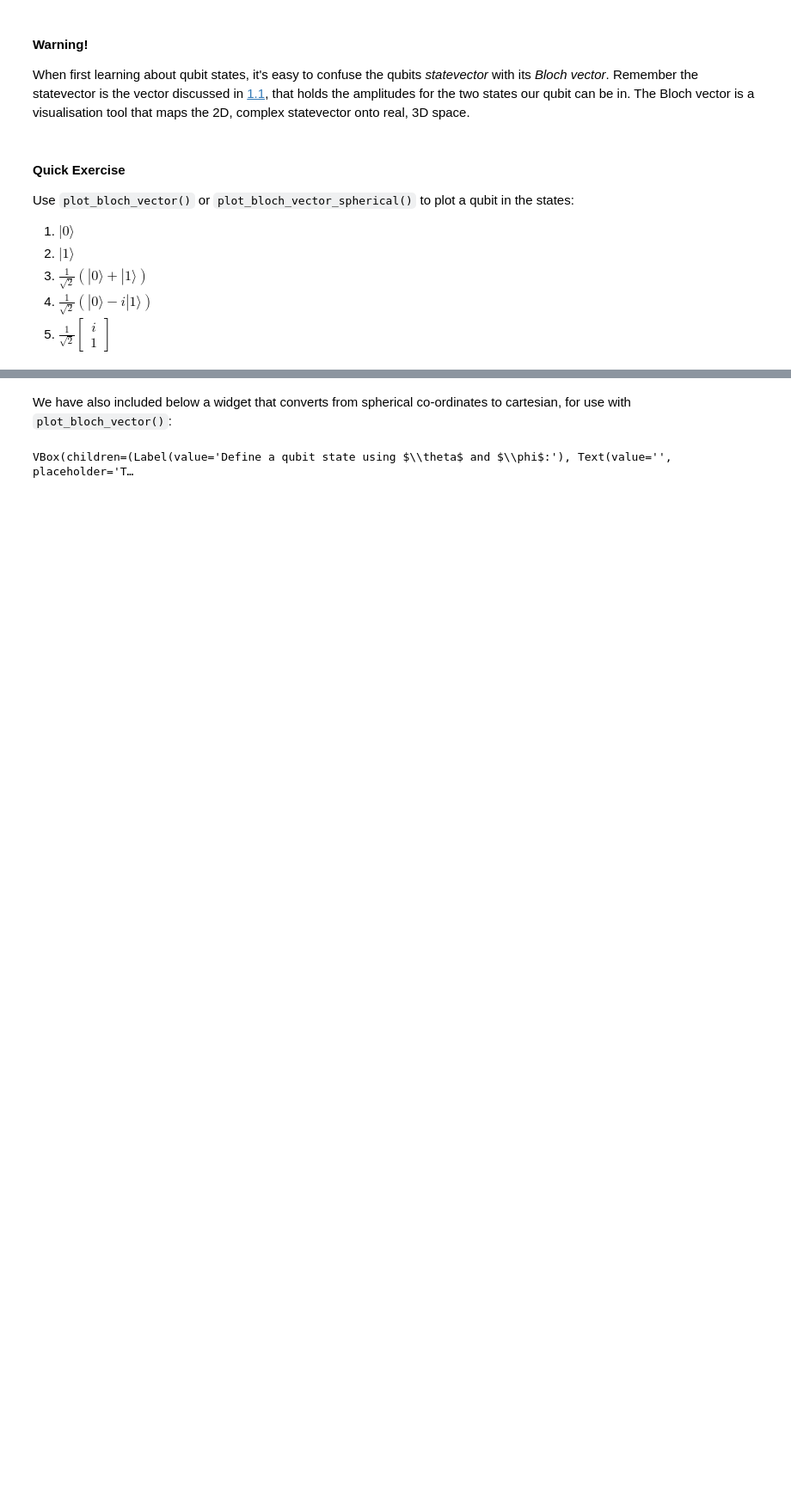
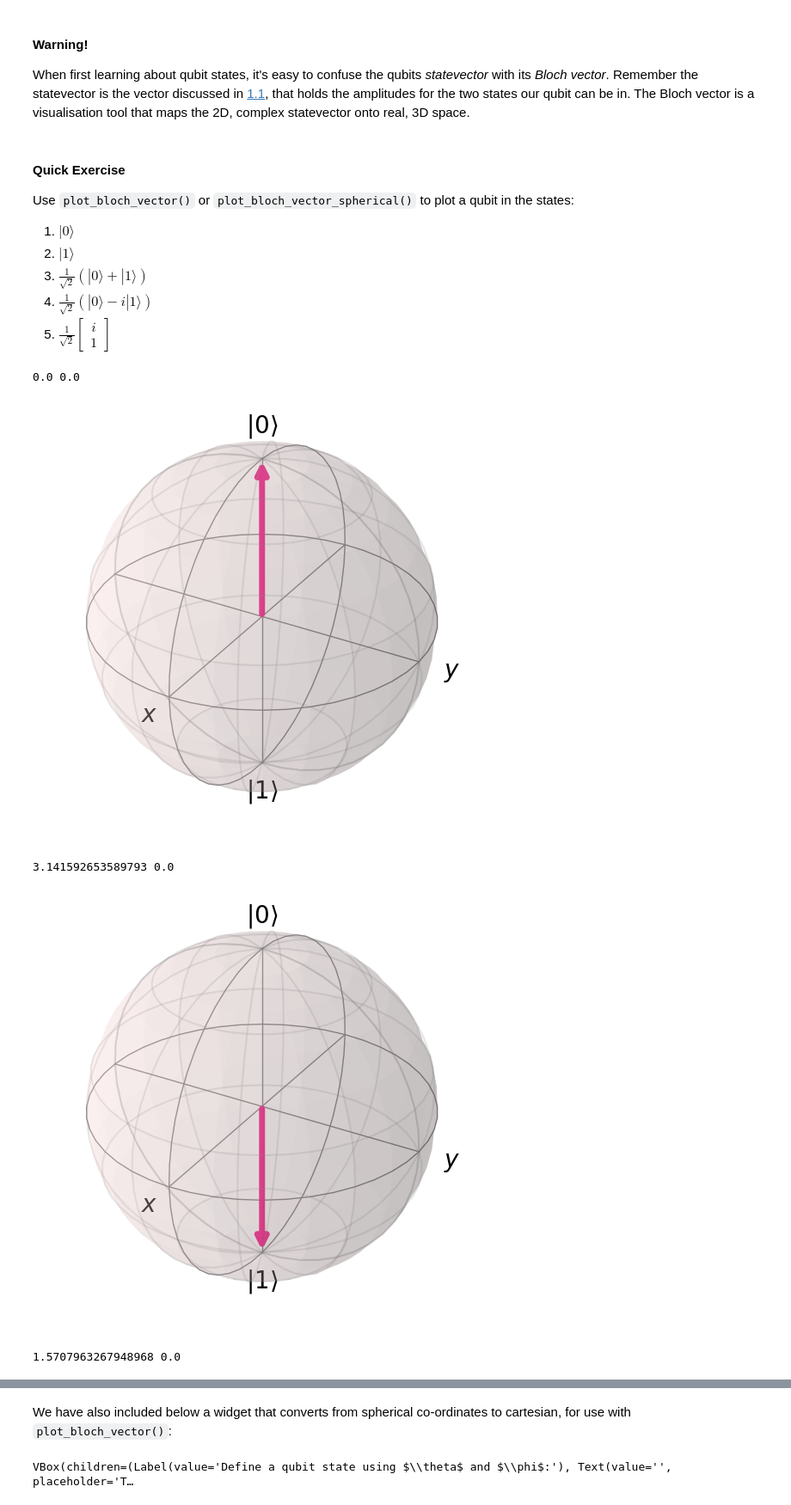
Before and after one commit to yuttai/qiskit-textbook, a Jupyter notebook: content/ch-states/representing-qubit-states.ipynb, the cells around one changed output, grey strips where cells are left out. Shown at 86% size. Saved outputs shown, nothing was run; the diff lists cells and outputs as text; code cells hidden in the pictures; blank space fills up the shorter version.

Commit message:
representing-qubit-states.ipynb "def plot_statevector(α, β) -> None"

```diff
--- a/content/ch-states/representing-qubit-states.ipynb
+++ b/content/ch-states/representing-qubit-states.ipynb
@@ -483,3 +490,23 @@ Use `plot_bloch_vector()` or `plot_bloch_vector_spherical()` to plot a qubit in
 3. $\tfrac{1}{\sqrt{2}}(|0\rangle + |1\rangle)$
 4. $\tfrac{1}{\sqrt{2}}(|0\rangle - i|1\rangle)$
 5. $\tfrac{1}{\sqrt{2}}\begin{bmatrix}i\\1\end{bmatrix}$
+# %%
+def plot_statevector(α, β) -> None:
+    from math import acos
+    θ = 2 * acos(abs(α))
+    from cmath import phase
+    φ = phase(β) - phase(α)
+    print(θ, φ)
+    from IPython.display import display
+    display(plot_bloch_vector_spherical([θ, φ, 1]))
+plot_statevector(1, 0)
+plot_statevector(0, 1)
+plot_statevector(1 / sqrt(2), 1 / sqrt(2))
+plot_statevector(1 / sqrt(2), - 1j / sqrt(2))
+plot_statevector(1j / sqrt(2), 1 / sqrt(2))
+# %% [output]
+0.0 0.0
+[figure, added]
+3.141592653589793 0.0
+[figure, added]
+1.5707963267948968 0.0
```
Also changed, not shown: parts of 8 cells of this notebook, 2 other files.
